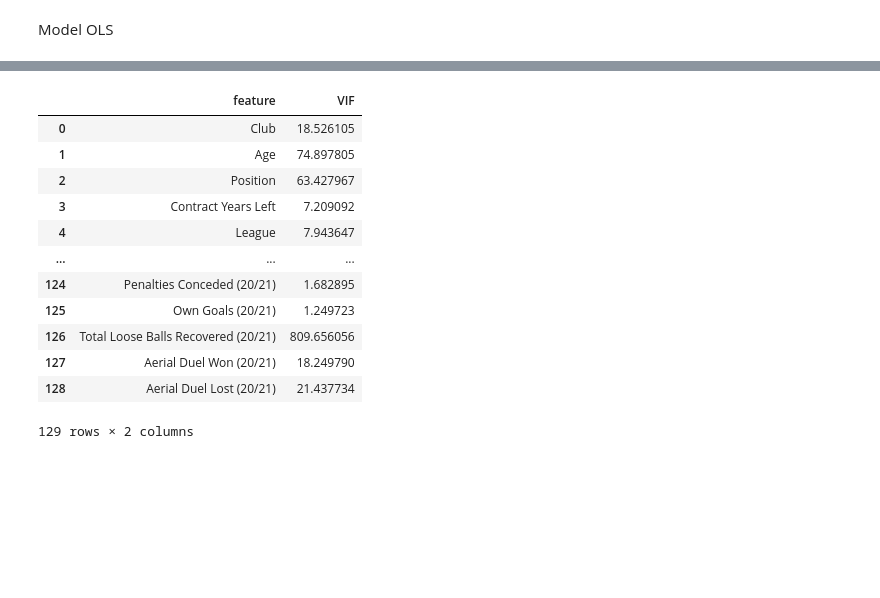
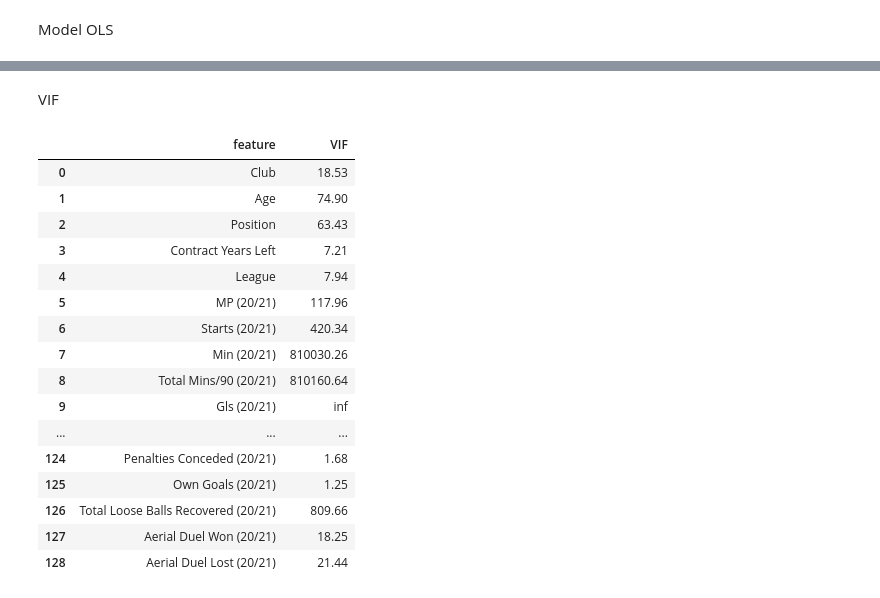
Before and after one commit to solszym/Licencjat, a Jupyter notebook: Analiza4/kod.ipynb, the cells around one changed output, grey strips where cells are left out. Cells and saved outputs as stored; diff of their text form; code cells hidden in the pictures; blank space fills up the shorter version.

```diff
--- a/Analiza4/kod.ipynb
+++ b/Analiza4/kod.ipynb
@@ -470,26 +470,40 @@ Notes:
 [1] Standard Errors assume that the covariance matrix of the errors is correctly specified.
 [2] The smallest eigenvalue is 4.74e-21. This might indicate that there are
 strong multicollinearity problems or that the design matrix is singular.
+# %% [markdown]
+VIF
 # %%
 from statsmodels.stats.outliers_influence import variance_inflation_factor
+import pandas as pd
+from IPython.display import display, HTML
 
+# Assuming df_ML is your dataset
+# Calculate VIF for each feature
 X = df_ML.drop('Value', axis=1)
 vif_data = pd.DataFrame()
 vif_data["feature"] = X.columns
 vif_data["VIF"] = [variance_inflation_factor(X.values, i) for i in range(len(X.columns))]
 
-vif_data
+vif_data["VIF"] = vif_data["VIF"].round(2)
+
+# Convert the VIF DataFrame to HTML and display it in a scrollable window
+html = vif_data.to_html()
+display(HTML(f'<div style="height: 400px; overflow-y: scroll;">{html}</div>'))
 # %% [output]
 |  | feature | VIF |
-| 0 | Club | 18.526105 |
-| 1 | Age | 74.897805 |
-| 2 | Position | 63.427967 |
-| 3 | Contract Years Left | 7.209092 |
-| 4 | League | 7.943647 |
+| 0 | Club | 18.53 |
+| 1 | Age | 74.90 |
+| 2 | Position | 63.43 |
+| 3 | Contract Years Left | 7.21 |
+| 4 | League | 7.94 |
+| 5 | MP (20/21) | 117.96 |
+| 6 | Starts (20/21) | 420.34 |
+| 7 | Min (20/21) | 810030.26 |
+| 8 | Total Mins/90 (20/21) | 810160.64 |
+| 9 | Gls (20/21) | inf |
 | ... | ... | ... |
-| 124 | Penalties Conceded (20/21) | 1.682895 |
-| 125 | Own Goals (20/21) | 1.249723 |
-| 126 | Total Loose Balls Recovered (20/21) | 809.656056 |
-| 127 | Aerial Duel Won (20/21) | 18.249790 |
-| 128 | Aerial Duel Lost (20/21) | 21.437734 |
+| 124 | Penalties Conceded (20/21) | 1.68 |
+| 125 | Own Goals (20/21) | 1.25 |
+| 126 | Total Loose Balls Recovered (20/21) | 809.66 |
+| 127 | Aerial Duel Won (20/21) | 18.25 |
+| 128 | Aerial Duel Lost (20/21) | 21.44 |
-129 rows × 2 columns
```
Also changed, not shown: parts of 5 cells of this notebook, 1 other file.
